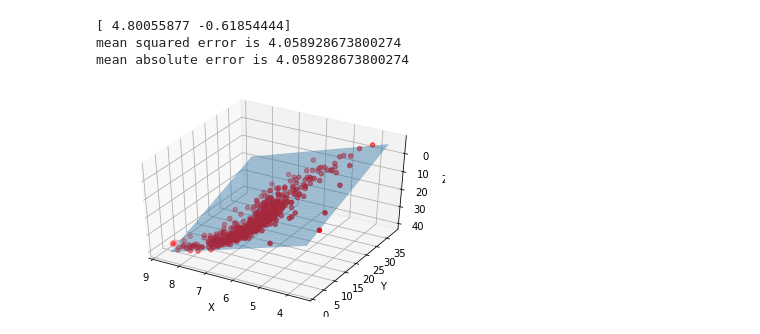
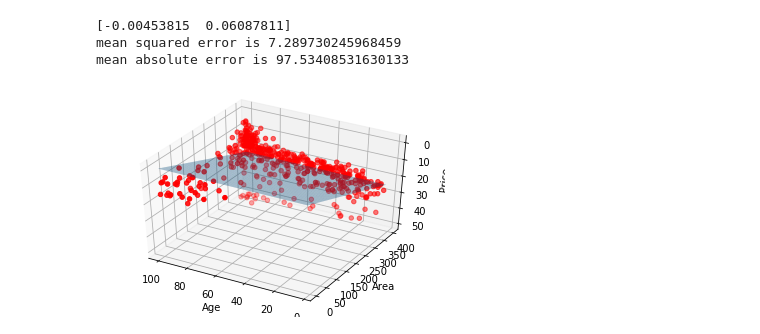
Before and after one commit to maheravi/Machine-Learning, a Jupyter notebook: Boston_dataset_AdalineRegressor.ipynb, the cells around one changed output. Saved outputs shown, nothing was run; the diff lists cells and outputs as text; code cells hidden in the pictures.

```diff
--- a/Boston_dataset_AdalineRegressor.ipynb
+++ b/Boston_dataset_AdalineRegressor.ipynb
@@ -11,7 +11,7 @@ from mpl_toolkits import mplot3d
 # Load the Boston Housing Dataset
 features, label = load_boston(return_X_y=True)
 # %%
-X = features[:, [5, 12]]
+X = features[:, [6, 11]]
 Y = label
 # %%
 class AdalineRegressor:
@@ -50,32 +50,32 @@ w = model.w
 print(w)
 mae = model.evaluation_mae(X_test, Y_test)
 print('mean squared error is', mae)
-model.evaluation_mse(X_test, Y_test)
-print('mean absolute error is', mae)
+mse = model.evaluation_mse(X_test, Y_test)
+print('mean absolute error is', mse)
 # %% [output]
-[ 4.80055877 -0.61854444]
-mean squared error is 4.058928673800274
-mean absolute error is 4.058928673800274
+[-0.00453815  0.06087811]
+mean squared error is 7.289730245968459
+mean absolute error is 97.53408531630133
 # %%
 fig = plt.figure()
 ax = fig.add_subplot(projection='3d')
 
 x_range = np.arange(X[:,0].min(), X[:,0].max())
 y_range = np.arange(X[:,1].min(), X[:,1].max())
 
 x, y = np.meshgrid(x_range, y_range)
 
 z = x * w[0] + y * w[1]
 
 ax.plot_surface(x, y, z, rstride=1, cstride=1, alpha = 0.4)
 
-ax.scatter(X[:,0], X[:,1], y_predic, c='r', marker='o')
+ax.scatter(X[:,0], X[:,1], Y, c='r', marker='o')
 
-ax.set_xlabel('X')
-ax.set_ylabel('Y')
-ax.set_zlabel('Z')
+ax.set_xlabel('Age')
+ax.set_ylabel('Area')
+ax.set_zlabel('Price')
 ax.view_init(-140, 60)
 
 plt.show()
 # %% [output]
-[figure, old version]
+[figure, new version]
```
